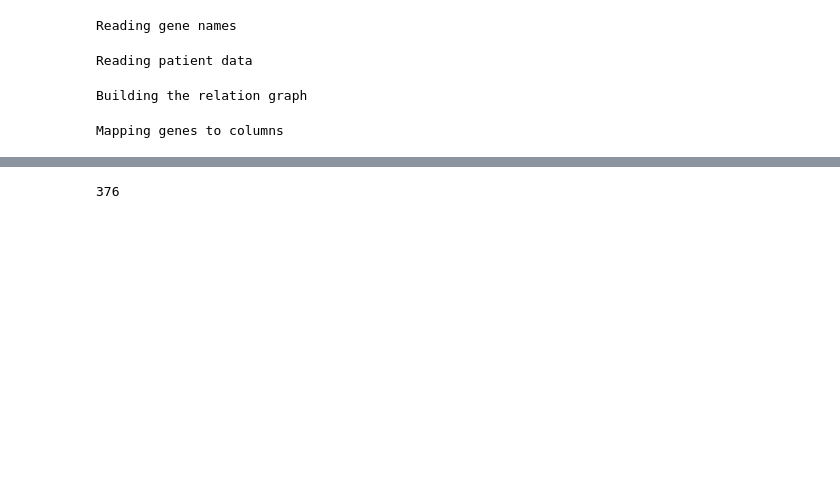
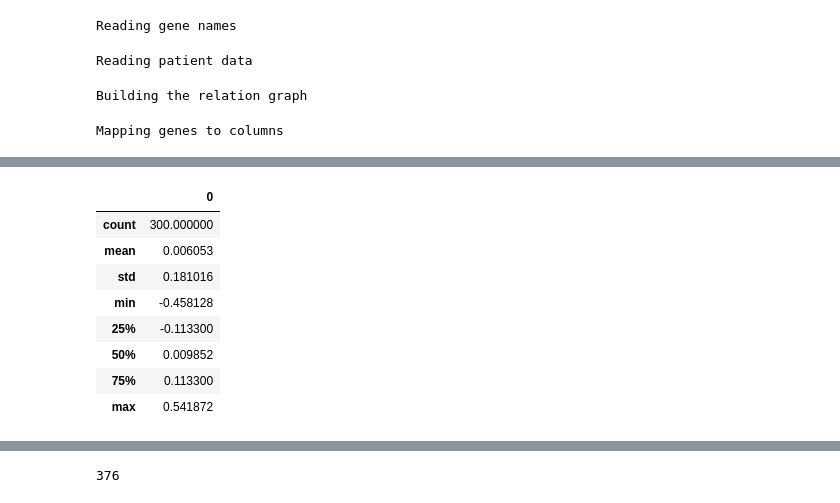
Before and after one commit to boldip/qf, a Jupyter notebook: src/work-caterinaStefano.ipynb, the cells around one changed output, grey strips where cells are left out. Cells and saved outputs as stored; diff of their text form; code cells hidden in the pictures; blank space fills up the shorter version.

```diff
--- a/src/work-caterinaStefano.ipynb
+++ b/src/work-caterinaStefano.ipynb
@@ -272,6 +278,7 @@ for node in G.nodes():
 # %% [output]
 Mapping genes to columns
 # %%
+s = ""
 for pair in superpathwayDict[superpathway]:
     pathwayID = pair[0]
     pathway = pathwayFromFile(dataDirectory, organism, pathwayID)
@@ -288,10 +295,13 @@ for pair in superpathwayDict[superpathway]:
             else:
                 pathway.entries[k].graphics[0].bgcolor = "#FFFFFF"
                 pathway.enries[k].graphics[0].fgcolor = "#FFFFFF"
+            s += pathwayID + "\t" + str(node) + "\t" + str(klass) +"\t"+pathway.entries[k].graphics[0].name+"\t"+canonicalName + "\n"
     canvas.import_imagemap = True
     pdfName = organism + pathwayID + ".pdf"
     pathlib.Path(os.path.join("/Users/boldi/Desktop/", organism, safeSuperpathway)).mkdir(parents=True, exist_ok=True)
     canvas.draw(os.path.join("/Users/boldi/Desktop/", organism, safeSuperpathway, pdfName))
+with open(os.path.join("/Users/boldi/Desktop/", organism, safeSuperpathway, "all.tsv"), "wt") as file:
+    file.write(s)
 # %%
 def columns2nodes(columns, node2columns, ignoreEmpty = True):
     """
@@ -310,23 +320,31 @@ def columns2nodes(columns, node2columns, ignoreEmpty = True):
 c2n = columns2nodes(columns, node2columns)
 usableColumns = list(c2n.keys())
 # %%
-def areRelated(column1, column2, column2nodes, node2color):
+def areRelated(column1, column2, column2nodes, node2color, inDegThreshold = 0):
     nodes1 = column2nodes[column1]
     nodes2 = column2nodes[column2]
     colors1 = set([node2color[node] for node in nodes1])
     colors2 = set([node2color[node] for node in nodes2])
-    return len(colors1 & colors2) > 0
+    commonColors = colors1 & colors2
+    if len(commonColors) == 0:
+        return False
+    maxInDeg = max([G.in_degree(cc2fibre[c][0]) for c in commonColors])
+    return maxInDeg >= inDegThreshold
 # %%
 reltaus = []
 unreltaus = []
 
-for i in range(100000):
+while len(reltaus) < 300 or len(unreltaus) < 300:
     gene1 = random.choice(usableColumns)
     gene2 = random.choice(usableColumns)
-    expr1 = genesDiseased.loc[:,gene1].values.tolist()
-    expr2 = genesDiseased.loc[:,gene2].values.tolist()
+    if gene1 == gene2:
+        continue
+    expr1 = genesHealthy.loc[:,gene1].values.tolist()
+    expr2 = genesHealthy.loc[:,gene2].values.tolist()
     tau = scipy.stats.kendalltau(expr1, expr2).statistic
-    if areRelated(gene1, gene2, c2n, cc):
-        reltaus += [tau]
+    if areRelated(gene1, gene2, c2n, cc, 1):
+        if len(reltaus) < 300:
+            reltaus += [tau]
     else:
-        unreltaus += [tau]
+        if len(unreltaus) < 300:
+            unreltaus += [tau]
@@ -345,17 +367,15 @@ KstestResult(statistic=0.0005458418701589614, pvalue=0.9941822849349551, statist
 # %%
-reltaus = []
-unreltaus = []
-
-for i in range(100000):
-    gene1 = random.choice(usableColumns)
-    gene2 = random.choice(usableColumns)
-    expr1 = genesHealthy.loc[:,gene1].values.tolist()
-    expr2 = genesHealthy.loc[:,gene2].values.tolist()
-    tau = scipy.stats.kendalltau(expr1, expr2).statistic
-    if areRelated(gene1, gene2, c2n, cc):
-        reltaus += [tau]
-    else:
-        unreltaus += [tau]
+pd.DataFrame(unreltaus).describe()
+# %% [output]
+|  | 0 |
+| count | 300.000000 |
+| mean | 0.006053 |
+| std | 0.181016 |
+| min | -0.458128 |
+| 25% | -0.113300 |
+| 50% | 0.009852 |
+| 75% | 0.113300 |
+| max | 0.541872 |
 # %%
 scipy.stats.ks_2samp(reltaus, unreltaus, alternative="two-sided")
 # %% [output]
```
Also changed, not shown: parts of 16 cells of this notebook.
